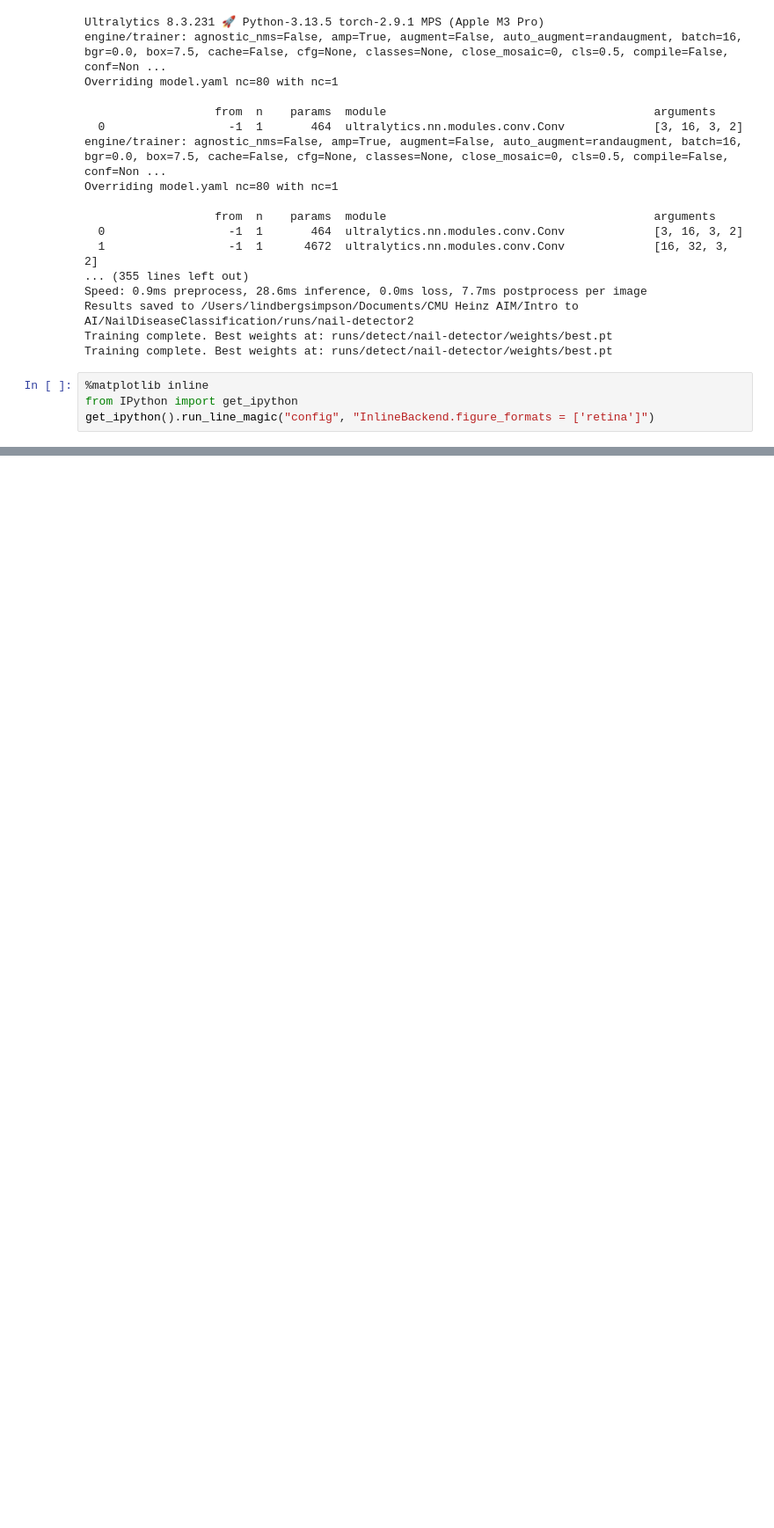
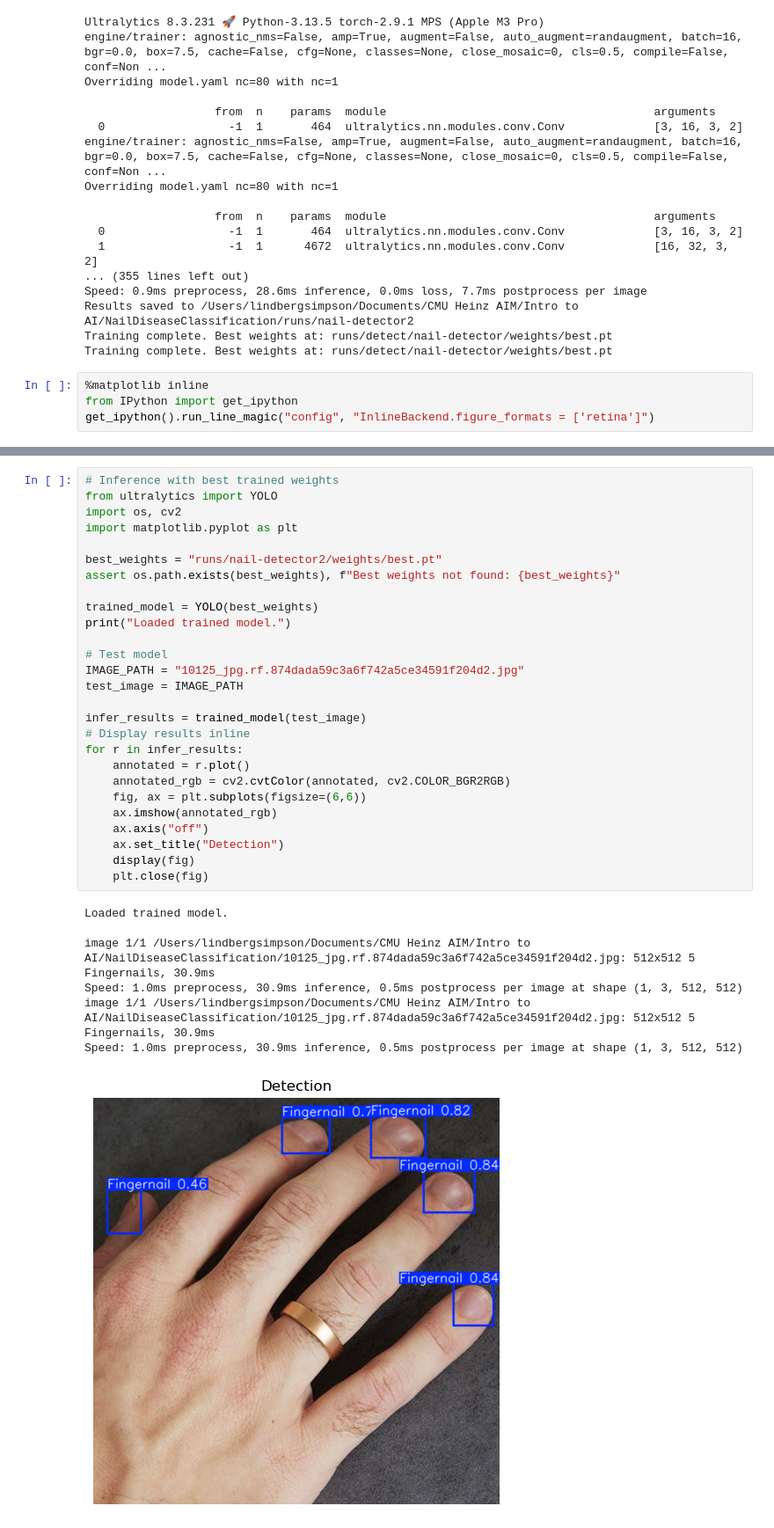
Before and after one commit to Lksimpson/NailDiseaseClassification, a Jupyter notebook: notebooks/yolo_nail_object_detection.ipynb, the cells around one changed output, grey strips where cells are left out. Shown at 88% size. Cells and saved outputs as stored; diff of their text form; blank space fills up the shorter version.

```diff
--- a/notebooks/yolo_nail_object_detection.ipynb
+++ b/notebooks/yolo_nail_object_detection.ipynb
@@ -175,3 +137,38 @@ Speed: 1.1ms preprocess, 29.9ms inference, 1.3ms postprocess per image at shape
 image 1/1 /Users/lindbergsimpson/Documents/CMU Heinz AIM/Intro to AI/NailDiseaseClassification/nail disease.png: 352x512 3 Fingernails, 29.9ms
 Speed: 1.1ms preprocess, 29.9ms inference, 1.3ms postprocess per image at shape (1, 3, 352, 512)
 [figure]
+# %%
+# Inference with best trained weights
+from ultralytics import YOLO
+import os, cv2
+import matplotlib.pyplot as plt
+
+best_weights = "runs/nail-detector2/weights/best.pt"
+assert os.path.exists(best_weights), f"Best weights not found: {best_weights}"
+
+trained_model = YOLO(best_weights)
+print("Loaded trained model.")
+
+# Test model
+IMAGE_PATH = "10125_jpg.rf.874dada59c3a6f742a5ce34591f204d2.jpg"
+test_image = IMAGE_PATH
+
+infer_results = trained_model(test_image)
+# Display results inline
+for r in infer_results:
+    annotated = r.plot()
+    annotated_rgb = cv2.cvtColor(annotated, cv2.COLOR_BGR2RGB)
+    fig, ax = plt.subplots(figsize=(6,6))
+    ax.imshow(annotated_rgb)
+    ax.axis("off")
+    ax.set_title("Detection")
+    display(fig)
+    plt.close(fig)
+# %% [output]
+Loaded trained model.
+
+image 1/1 /Users/lindbergsimpson/Documents/CMU Heinz AIM/Intro to AI/NailDiseaseClassification/10125_jpg.rf.874dada59c3a6f742a5ce34591f204d2.jpg: 512x512 5 Fingernails, 30.9ms
+Speed: 1.0ms preprocess, 30.9ms inference, 0.5ms postprocess per image at shape (1, 3, 512, 512)
+image 1/1 /Users/lindbergsimpson/Documents/CMU Heinz AIM/Intro to AI/NailDiseaseClassification/10125_jpg.rf.874dada59c3a6f742a5ce34591f204d2.jpg: 512x512 5 Fingernails, 30.9ms
+Speed: 1.0ms preprocess, 30.9ms inference, 0.5ms postprocess per image at shape (1, 3, 512, 512)
+[figure, added]
```
Also changed, not shown: parts of 7 cells of this notebook.
